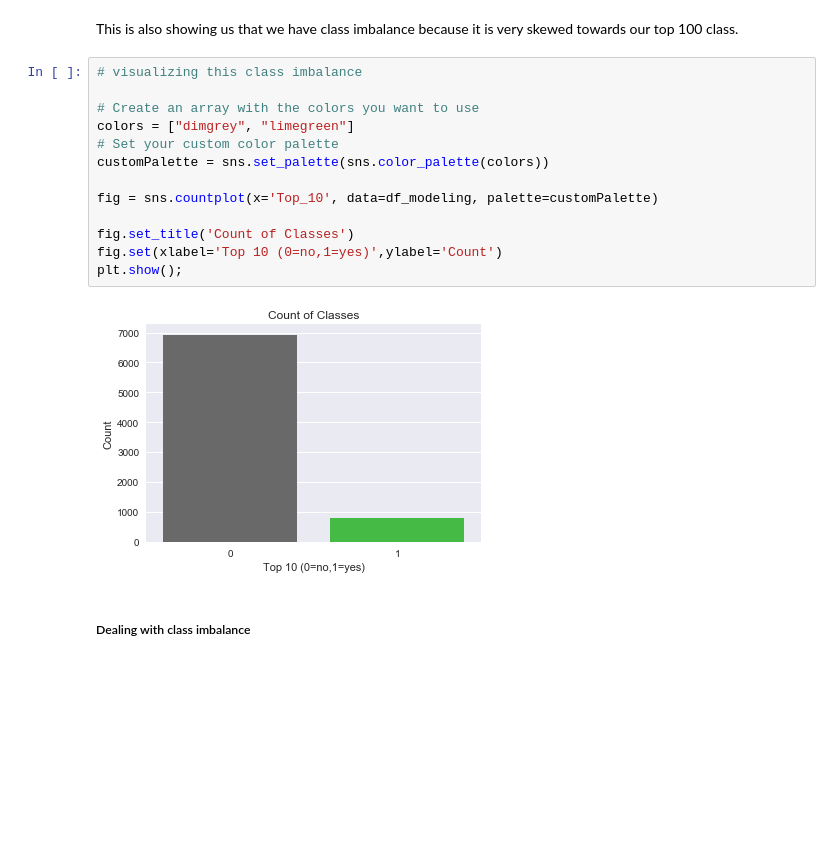
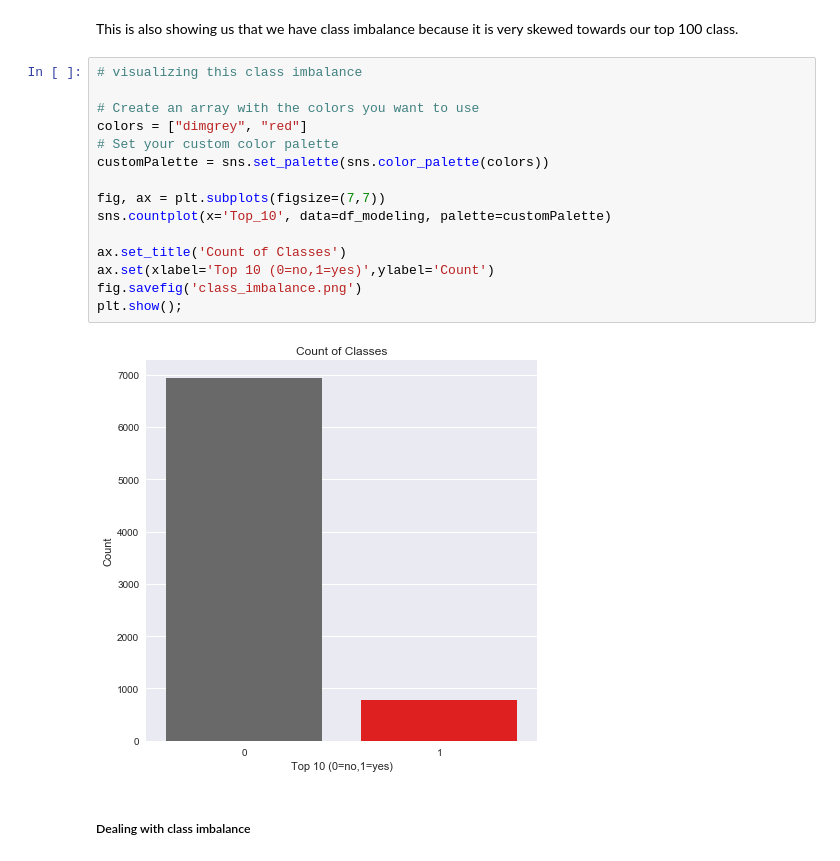
Before and after one commit to lcunningham24/Mod-5-Project, a Jupyter notebook: Final_Notebook.ipynb, the cells around one changed output. Drawn from its saved outputs; the diff is of its cells as text; blank space fills up the shorter version.

```diff
--- a/Final_Notebook.ipynb
+++ b/Final_Notebook.ipynb
@@ -309,18 +308,20 @@ This is also showing us that we have class imbalance because it is very skewed t
 # %%
 # visualizing this class imbalance
 
 # Create an array with the colors you want to use
-colors = ["dimgrey", "limegreen"]
+colors = ["dimgrey", "red"]
 # Set your custom color palette
 customPalette = sns.set_palette(sns.color_palette(colors))
 
-fig = sns.countplot(x='Top_10', data=df_modeling, palette=customPalette)
+fig, ax = plt.subplots(figsize=(7,7))
+sns.countplot(x='Top_10', data=df_modeling, palette=customPalette)
 
-fig.set_title('Count of Classes')
-fig.set(xlabel='Top 10 (0=no,1=yes)',ylabel='Count')
+ax.set_title('Count of Classes')
+ax.set(xlabel='Top 10 (0=no,1=yes)',ylabel='Count')
+fig.savefig('class_imbalance.png')
 plt.show();
 # %% [output]
-[figure, old version]
+[figure, new version]
 # %% [markdown]
 ##### Dealing with class imbalance
 # %%
```
Also changed, not shown: parts of 29 cells of this notebook, 1 other file.
